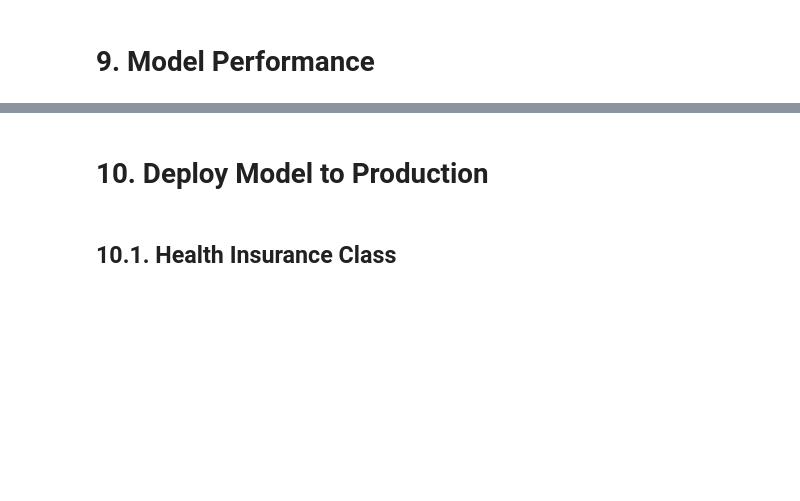
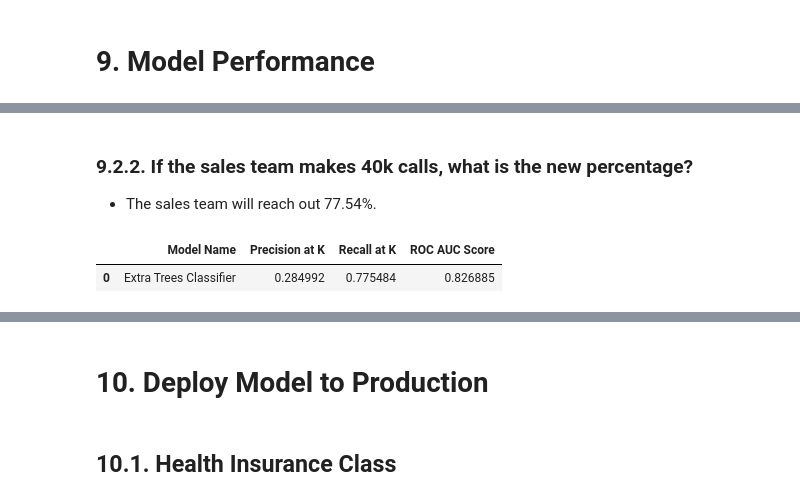
Before and after one commit to Gutscs/Health-Insurance-Cross-Sell, a Jupyter notebook: HealthInsurance.ipynb, the cells around one changed output, grey strips where cells are left out. Cells and saved outputs as stored; diff of their text form; code cells hidden in the pictures; blank space fills up the shorter version.

```diff
--- a/HealthInsurance.ipynb
+++ b/HealthInsurance.ipynb
@@ -1017,0 +989,13 @@ Recall at k: 0.0008543357539513029
+# %% [markdown]
+### 9.2.2. If the sales team makes 40k calls, what is the new percentage?
+- The sales team will reach out 77.54%.
+# %%
+# 33.2% of total
+k = int( 0.332 * qtd  )
+
+# results at k
+et_result_at_k = ml_metrics( 'Extra Trees Classifier', y_val, yhat_et[:, 1], k )
+et_result_at_k
+# %% [output]
+|  | Model Name | Precision at K | Recall at K | ROC AUC Score |
+| 0 | Extra Trees Classifier | 0.284992 | 0.775484 | 0.826885 |
```
Also changed, not shown: parts of 28 cells of this notebook.
